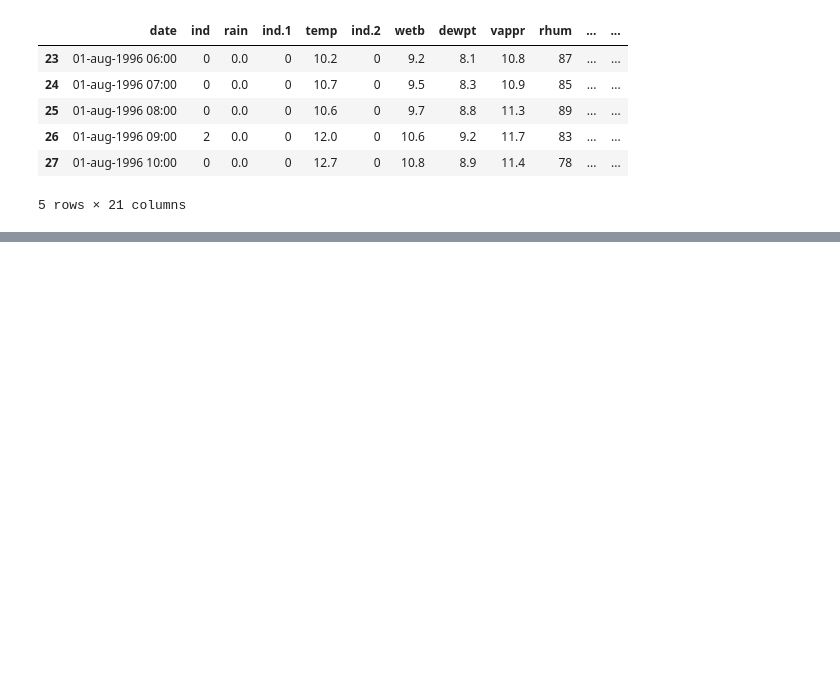
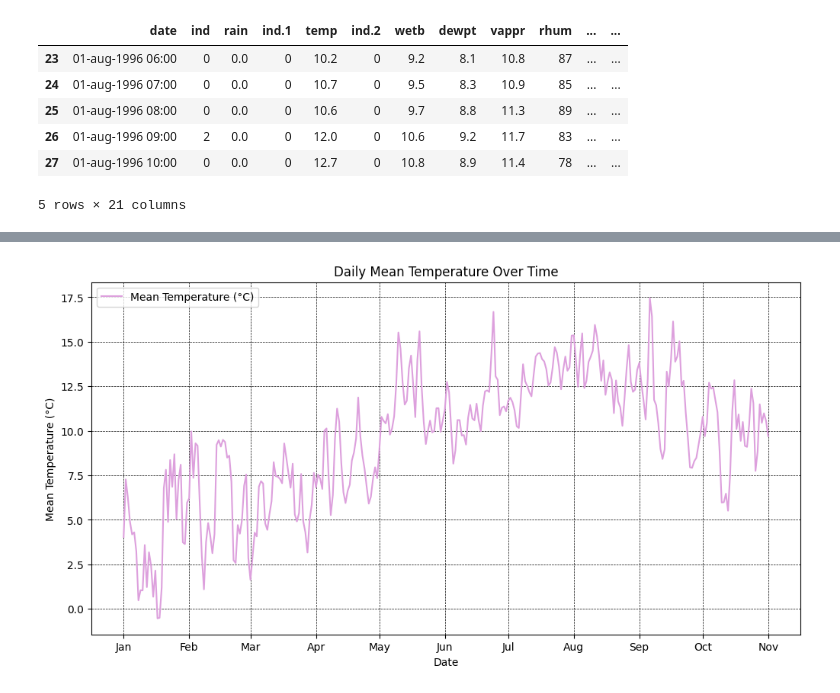
Before and after one commit to miriamroddy/PFDA, a Jupyter notebook: Assignments/assignment_6_Weather.ipynb, the cells around one changed output, grey strips where cells are left out. Saved outputs shown, nothing was run; the diff lists cells and outputs as text; code cells hidden in the pictures; blank space fills up the shorter version.

```diff
--- a/Assignments/assignment_6_Weather.ipynb
+++ b/Assignments/assignment_6_Weather.ipynb
@@ -127,0 +156,17 @@ plt.show()
+# %%
+# We want to group by date and calculate the mean temperature
+# https://www.statology.org/pandas-group-by-day/
+dailymeantemp = weather2024.groupby(weather2024['date'].dt.date)['temp'].mean()
+
+# Let's now Plot the daily mean temperature
+plt.figure(figsize=(12, 6))
+plt.plot(dailymeantemp.index, dailymeantemp.values, color='plum', label='Mean Temperature (°C)')
+plt.gca().xaxis.set_major_formatter(mdates.DateFormatter('%b'))
+plt.xlabel('Date')
+plt.ylabel('Mean Temperature (°C)')
+plt.title('Daily Mean Temperature Over Time (2024)')
+plt.grid(color='black', linestyle='--', linewidth=0.5)
+plt.legend()
+plt.show()
+# %% [output]
+[figure, added]
```
Also changed, not shown: parts of 17 cells of this notebook.
